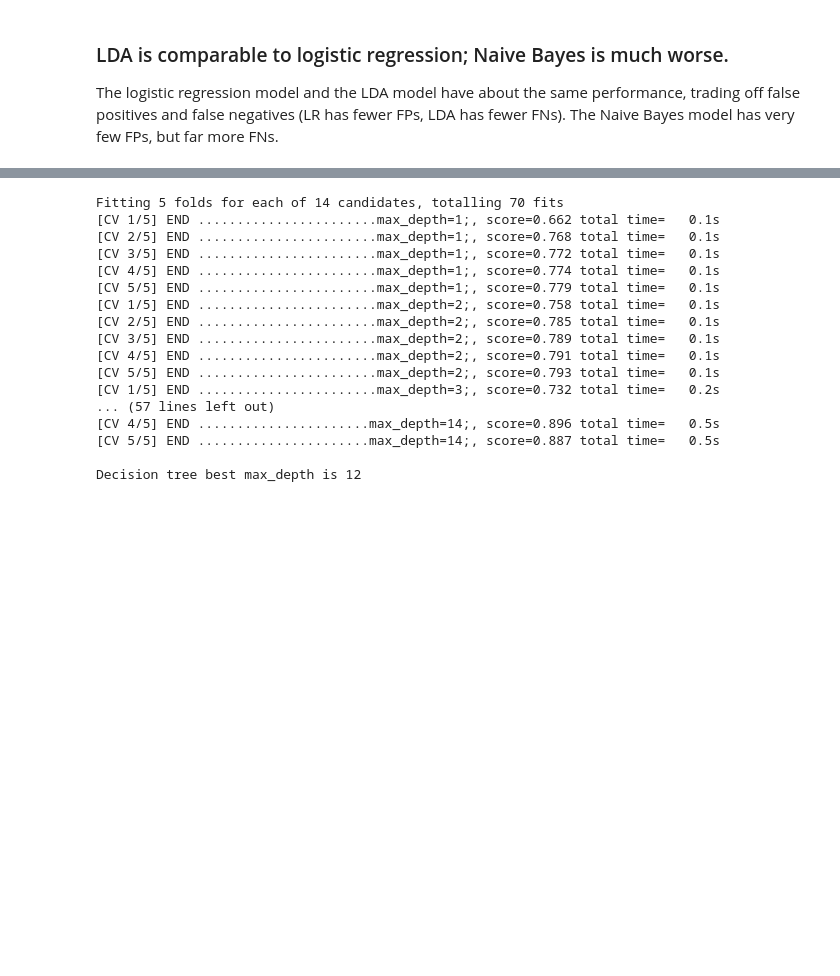
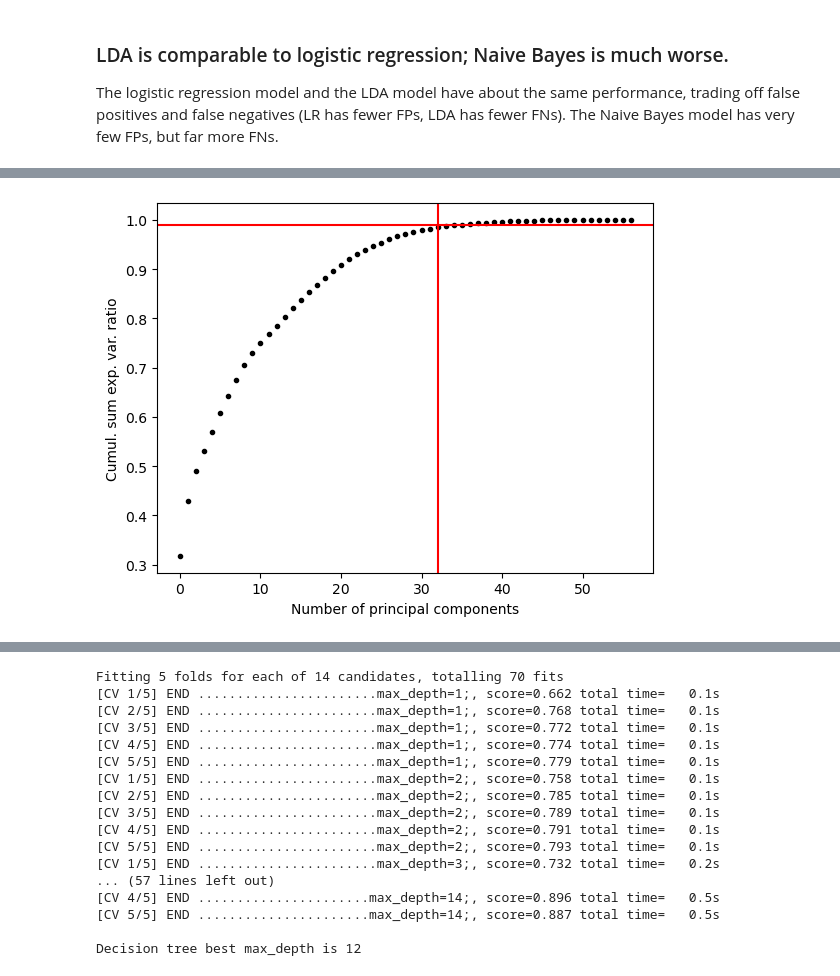
Before and after one commit to aapandy2/predicting_nba_player_retention, a Jupyter notebook: ModelSelection.ipynb, the cells around one changed output, grey strips where cells are left out. Saved outputs shown, nothing was run; the diff lists cells and outputs as text; code cells hidden in the pictures; blank space fills up the shorter version.

```diff
--- a/ModelSelection.ipynb
+++ b/ModelSelection.ipynb
@@ -261,0 +270,19 @@ The logistic regression model and the LDA model have about the same performance,
+# %%
+#scale the variables before applying PCA
+pca_pipe = Pipeline( [("scale", StandardScaler()), ("pca", PCA(n_components=len(predictors)))] )
+pca_pipe.fit(df_train[predictors])
+
+#grab the explained variance ratio
+pca_EVR = pca_pipe["pca"].explained_variance_ratio_ #get the explained variance ratio
+
+#get the cumulative sum of the explained variance ratio and plot it
+pca_EVR_cumul = np.cumsum(pca_EVR)
+
+plt.plot(pca_EVR_cumul, 'k.')
+plt.xlabel("Number of principal components")
+plt.ylabel("Cumul. sum exp. var. ratio")
+plt.axhline(0.99, c='r')
+plt.axvline(32, c='r')
+plt.show()
+# %% [output]
+[figure, added]
```
Also changed, not shown: parts of 10 cells of this notebook.
